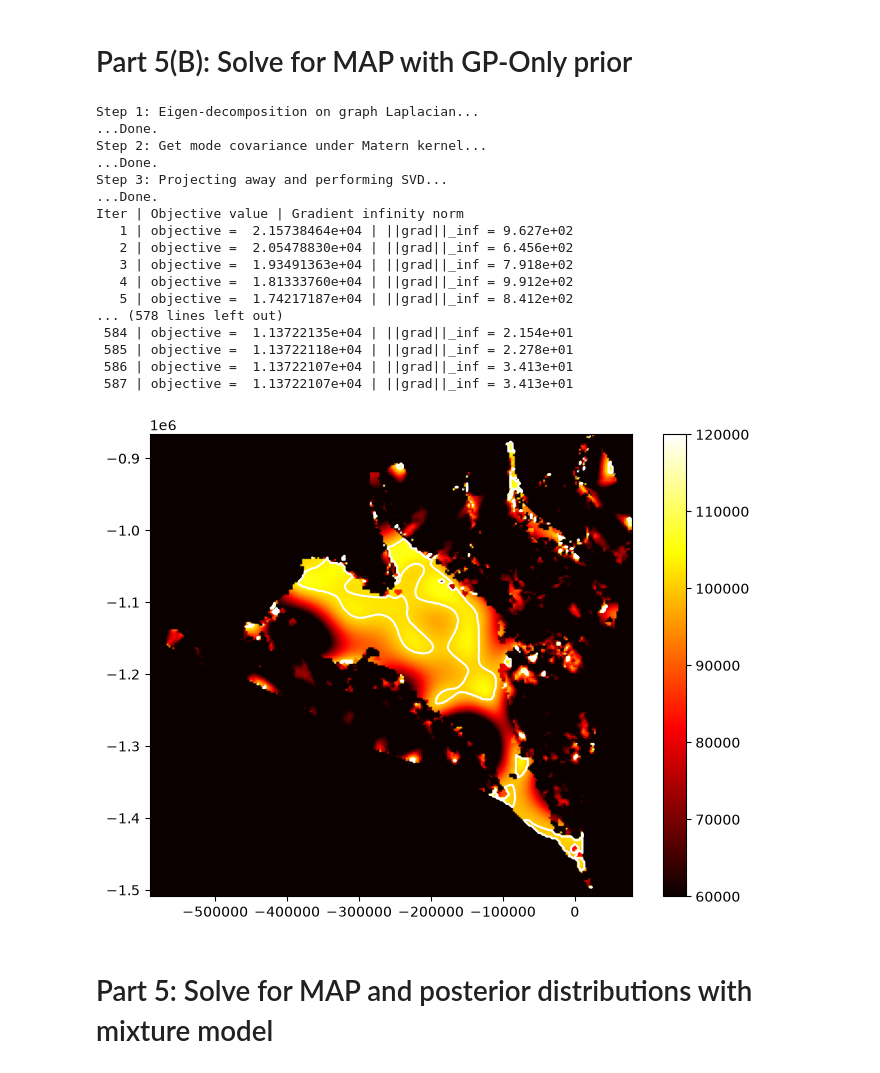
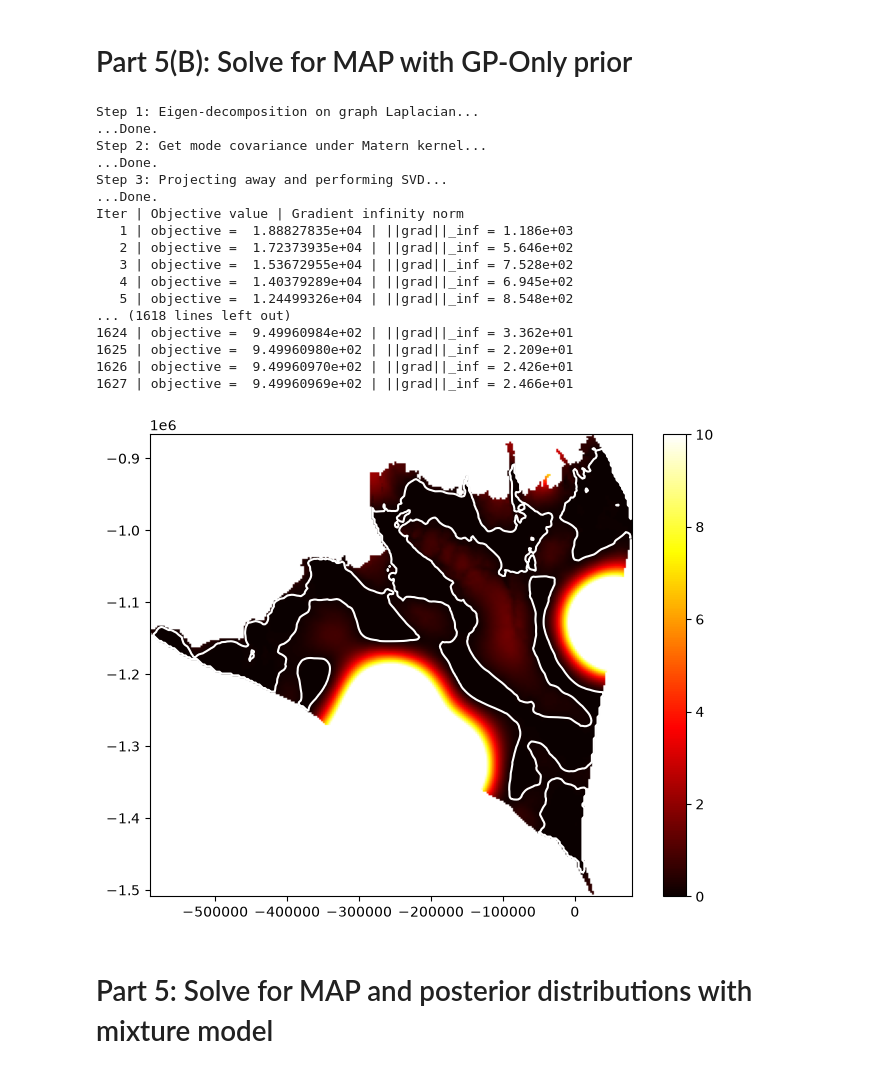
Before and after one commit to alastairyang/petermann-inference, a Jupyter notebook: notebooks/Inference.ipynb, the cells around one changed output. Cells and saved outputs as stored; diff of their text form; code cells hidden in the pictures.

Commit message:
GP prior only and GMM prior only done

```diff
--- a/notebooks/Inference.ipynb
+++ b/notebooks/Inference.ipynb
@@ -337,13 +337,15 @@ def print_progress(intermediate_result):
         flush=True,
     )
 
+null_basis = np.zeros_like(sims.pca_x[0].components_.T)
 
 gp_prior = lowRankGPPrior(
     domain_mask = sims.domain_mask,
     hx = sims.delta_x,
     hy = sims.delta_y,
     n_mode = 100,
-    pca_basis = sims.pca_x[0].components_.T, # only look at Eb
+    # pca_basis = sims.pca_x[0].components_.T, # only look at Eb
+    pca_basis = null_basis, # only look at Eb
     sigma_amp = 100,
     nu = 1,
     rho = 1, # 1
@@ -397,38 +399,38 @@ Step 2: Get mode covariance under Matern kernel...
 Step 3: Projecting away and performing SVD...
 ...Done.
 Iter | Objective value | Gradient infinity norm
-   1 | objective =  2.15738464e+04 | ||grad||_inf = 9.627e+02
-   2 | objective =  2.05478830e+04 | ||grad||_inf = 6.456e+02
-   3 | objective =  1.93491363e+04 | ||grad||_inf = 7.918e+02
-   4 | objective =  1.81333760e+04 | ||grad||_inf = 9.912e+02
-   5 | objective =  1.74217187e+04 | ||grad||_inf = 8.412e+02
-... (578 lines left out)
- 584 | objective =  1.13722135e+04 | ||grad||_inf = 2.154e+01
- 585 | objective =  1.13722118e+04 | ||grad||_inf = 2.278e+01
- 586 | objective =  1.13722107e+04 | ||grad||_inf = 3.413e+01
- 587 | objective =  1.13722107e+04 | ||grad||_inf = 3.413e+01
+   1 | objective =  1.88827835e+04 | ||grad||_inf = 1.186e+03
+   2 | objective =  1.72373935e+04 | ||grad||_inf = 5.646e+02
+   3 | objective =  1.53672955e+04 | ||grad||_inf = 7.528e+02
+   4 | objective =  1.40379289e+04 | ||grad||_inf = 6.945e+02
+   5 | objective =  1.24499326e+04 | ||grad||_inf = 8.548e+02
+... (1618 lines left out)
+1624 | objective =  9.49960984e+02 | ||grad||_inf = 3.362e+01
+1625 | objective =  9.49960980e+02 | ||grad||_inf = 2.209e+01
+1626 | objective =  9.49960970e+02 | ||grad||_inf = 2.426e+01
+1627 | objective =  9.49960969e+02 | ||grad||_inf = 2.466e+01
 # %%
 # MAP
 map_z_gp = result.x
 enthalpy_map = forward_model.enthalpy(map_z_gp)
 physical_result_MAP = forward_model.physical_state(map_z_gp)
 
 plt.figure(figsize=(8, 6))
-plt.imshow(enthalpy_map.reshape(sims.nx, sims.ny),
+plt.imshow(physical_result_MAP["delta_T"].reshape(sims.nx, sims.ny),
            cmap='hot',
            origin='lower',
-           vmin=6e4, vmax=12e4,
+           vmin=0, vmax=10,
            extent=sims.extent)
 plt.colorbar()
 
 # add a 0.5 contour
 plt.contour(physical_result_MAP["delta_T"].reshape(sims.nx, sims.ny),
             levels=[0.1],
             colors='white',
             extent=sims.extent)
 plt.show()
 # %% [output]
-[figure, old version]
+[figure, new version]
 # %% [markdown]
 # Part 5: Solve for MAP and posterior distributions with mixture model
 # %%
```
Also changed, not shown: parts of 4 cells of this notebook.
